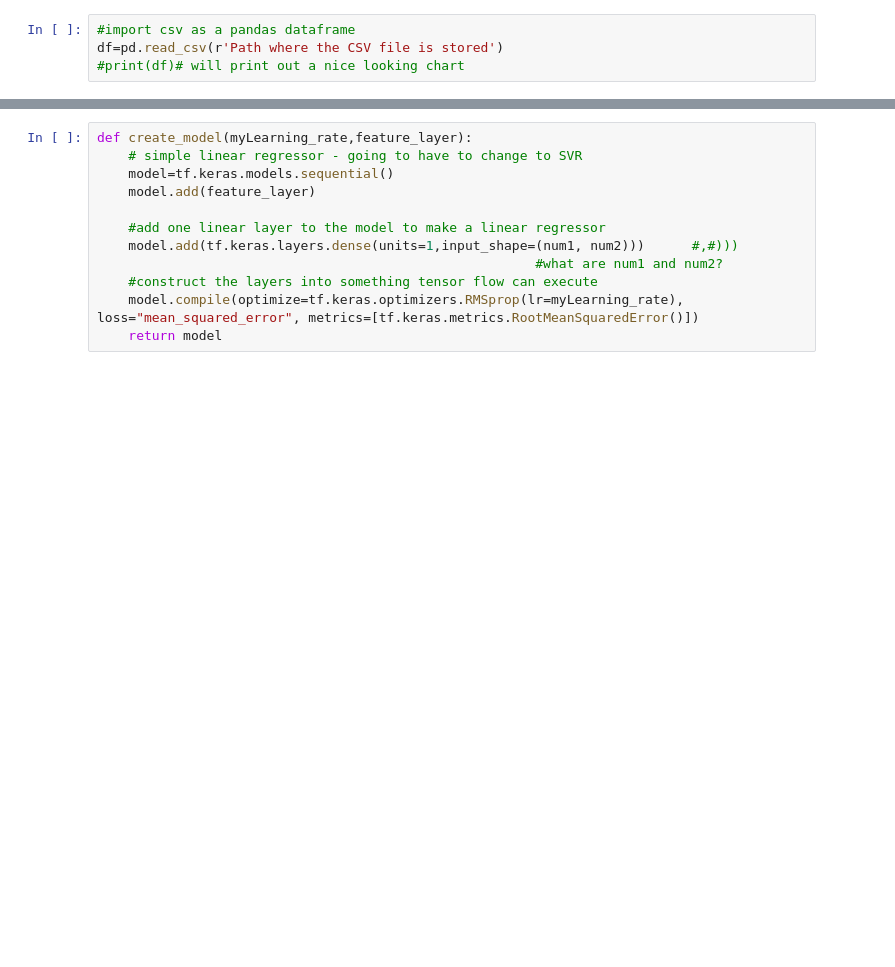
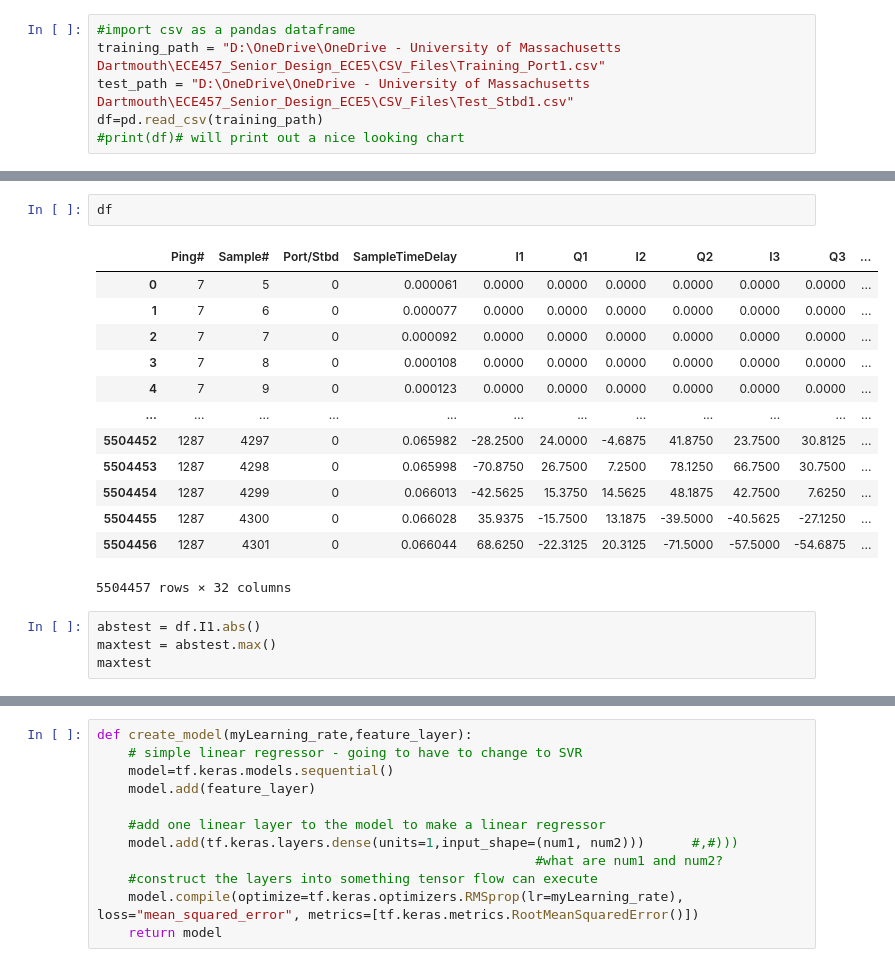
Before and after one commit to mbisbano1/MLDOA_ET, a Jupyter notebook: ML Code/MLDOA.ipynb, the cells around one changed output, grey strips where cells are left out. Saved outputs shown, nothing was run; the diff lists cells and outputs as text; blank space fills up the shorter version.

```diff
--- a/ML Code/MLDOA.ipynb
+++ b/ML Code/MLDOA.ipynb
@@ -7,4 +10,6 @@ from sklearn.svm import SVR
 # %%
 #import csv as a pandas dataframe
-df=pd.read_csv(r'Path where the CSV file is stored')
+training_path = "D:\OneDrive\OneDrive - University of Massachusetts Dartmouth\ECE457_Senior_Design_ECE5\CSV_Files\Training_Port1.csv"
+test_path = "D:\OneDrive\OneDrive - University of Massachusetts Dartmouth\ECE457_Senior_Design_ECE5\CSV_Files\Test_Stbd1.csv"
+df=pd.read_csv(training_path)
 #print(df)# will print out a nice looking chart
@@ -71,0 +16,20 @@ feature_column.append(Q10) #append the column to the list
+# %%
+df
+# %% [output]
+|  | Ping# | Sample# | Port/Stbd | SampleTimeDelay | I1 | Q1 | I2 | Q2 | I3 | Q3 | ... |
+| 0 | 7 | 5 | 0 | 0.000061 | 0.0000 | 0.0000 | 0.0000 | 0.0000 | 0.0000 | 0.0000 | ... |
+| 1 | 7 | 6 | 0 | 0.000077 | 0.0000 | 0.0000 | 0.0000 | 0.0000 | 0.0000 | 0.0000 | ... |
+| 2 | 7 | 7 | 0 | 0.000092 | 0.0000 | 0.0000 | 0.0000 | 0.0000 | 0.0000 | 0.0000 | ... |
+| 3 | 7 | 8 | 0 | 0.000108 | 0.0000 | 0.0000 | 0.0000 | 0.0000 | 0.0000 | 0.0000 | ... |
+| 4 | 7 | 9 | 0 | 0.000123 | 0.0000 | 0.0000 | 0.0000 | 0.0000 | 0.0000 | 0.0000 | ... |
+| ... | ... | ... | ... | ... | ... | ... | ... | ... | ... | ... | ... |
+| 5504452 | 1287 | 4297 | 0 | 0.065982 | -28.2500 | 24.0000 | -4.6875 | 41.8750 | 23.7500 | 30.8125 | ... |
+| 5504453 | 1287 | 4298 | 0 | 0.065998 | -70.8750 | 26.7500 | 7.2500 | 78.1250 | 66.7500 | 30.7500 | ... |
+| 5504454 | 1287 | 4299 | 0 | 0.066013 | -42.5625 | 15.3750 | 14.5625 | 48.1875 | 42.7500 | 7.6250 | ... |
+| 5504455 | 1287 | 4300 | 0 | 0.066028 | 35.9375 | -15.7500 | 13.1875 | -39.5000 | -40.5625 | -27.1250 | ... |
+| 5504456 | 1287 | 4301 | 0 | 0.066044 | 68.6250 | -22.3125 | 20.3125 | -71.5000 | -57.5000 | -54.6875 | ... |
+5504457 rows × 32 columns
+# %%
+abstest = df.I1.abs()
+maxtest = abstest.max()
+maxtest
```
Also changed, not shown: parts of 13 cells of this notebook.
